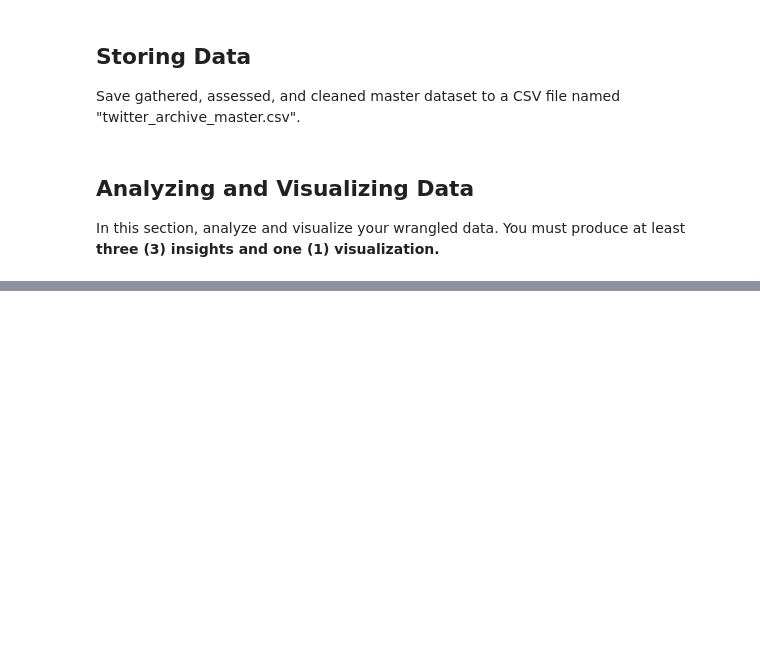
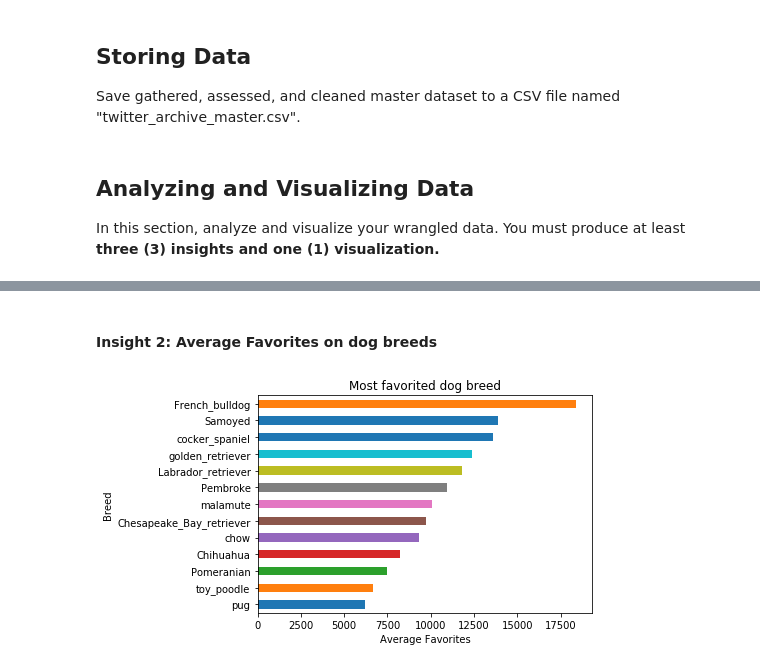
Before and after one commit to AOM98/Wrangle-And-Analyze-Data, a Jupyter notebook: wrangle_act.ipynb, the cells around one changed output, grey strips where cells are left out. Drawn from its saved outputs; the diff is of its cells as text; code cells hidden in the pictures; blank space fills up the shorter version.

```diff
--- a/wrangle_act.ipynb
+++ b/wrangle_act.ipynb
@@ -565,0 +1027,25 @@ In this section, analyze and visualize your wrangled data. You must produce at l
+# %% [markdown]
+#### Insight 2: Average Favorites on dog breeds
+# %%
+# we extract breeds and favorites to a dataframe
+df_fav_breeds = df_master_clean[['breed','favorite_count']]
+# Drop the NA
+df_fav_breeds = df_fav_breeds[df_fav_breeds.breed != 'NA']
+# get above 25 occurances
+df_grouped = df_fav_breeds.groupby('breed').filter(lambda x: len(x) > 25)
+# sum total favorites
+df_summed = df_grouped.groupby('breed').favorite_count.sum()
+df_summed = df_summed.to_frame()
+# get total count to divide onfavorite to get the average
+df_summed['counts'] = df_breeds['count']
+
+# getting average:
+df_summed['average'] = round(df_summed['favorite_count'] / df_summed['counts'],2)
+df_summed.sort_values(by =  'average',inplace = True)
+# %%
+df_summed['average'].plot(kind = 'barh')
+plt.title('Most favorited dog breed')
+plt.xlabel('Average Favorites')
+plt.ylabel('Breed');
+# %% [output]
+[figure, added]
```
Also changed, not shown: parts of 103 cells of this notebook.
